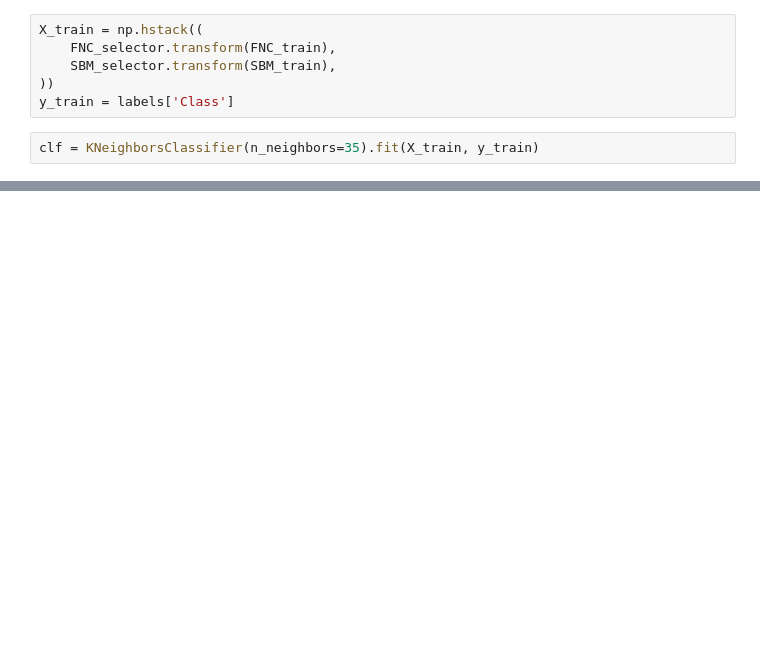
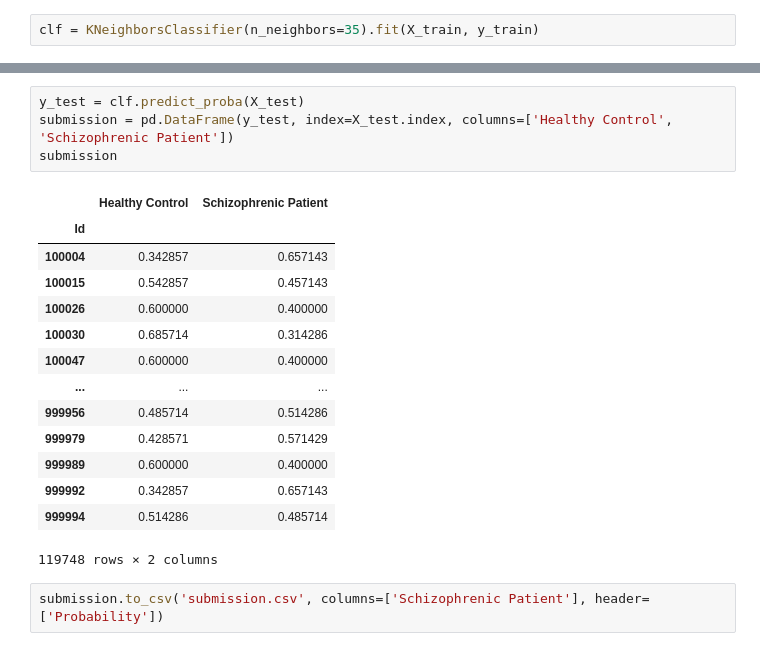
Before and after one commit to KonstantinTogoi/MLSP2014, a Jupyter notebook: submission_842079.ipynb, the cells around one changed output, grey strips where cells are left out. Saved outputs shown, nothing was run; the diff lists cells and outputs as text; blank space fills up the shorter version.

```diff
--- a/submission_842079.ipynb
+++ b/submission_842079.ipynb
@@ -124,11 +118,5 @@ top_8_SBM_features = SBM_train.columns[np.argsort(SBM_scores)][range(len(SBM_sco
 # %%
 from sklearn.neighbors import KNeighborsClassifier
-# %%
-X_train = np.hstack((
-    FNC_selector.transform(FNC_train),
-    SBM_selector.transform(SBM_train),
-))
-y_train = labels['Class']
 # %%
 clf = KNeighborsClassifier(n_neighbors=35).fit(X_train, y_train)
 # %%
@@ -137,0 +153,21 @@ print(clf.score(X_train, y_train))
+# %%
+y_test = clf.predict_proba(X_test)
+submission = pd.DataFrame(y_test, index=X_test.index, columns=['Healthy Control', 'Schizophrenic Patient'])
+submission
+# %% [output]
+|  | Healthy Control | Schizophrenic Patient |
+| Id |  |  |
+| 100004 | 0.342857 | 0.657143 |
+| 100015 | 0.542857 | 0.457143 |
+| 100026 | 0.600000 | 0.400000 |
+| 100030 | 0.685714 | 0.314286 |
+| 100047 | 0.600000 | 0.400000 |
+| ... | ... | ... |
+| 999956 | 0.485714 | 0.514286 |
+| 999979 | 0.428571 | 0.571429 |
+| 999989 | 0.600000 | 0.400000 |
+| 999992 | 0.342857 | 0.657143 |
+| 999994 | 0.514286 | 0.485714 |
+119748 rows × 2 columns
+# %%
+submission.to_csv('submission.csv', columns=['Schizophrenic Patient'], header=['Probability'])
```
Also changed, not shown: parts of 19 cells of this notebook.
